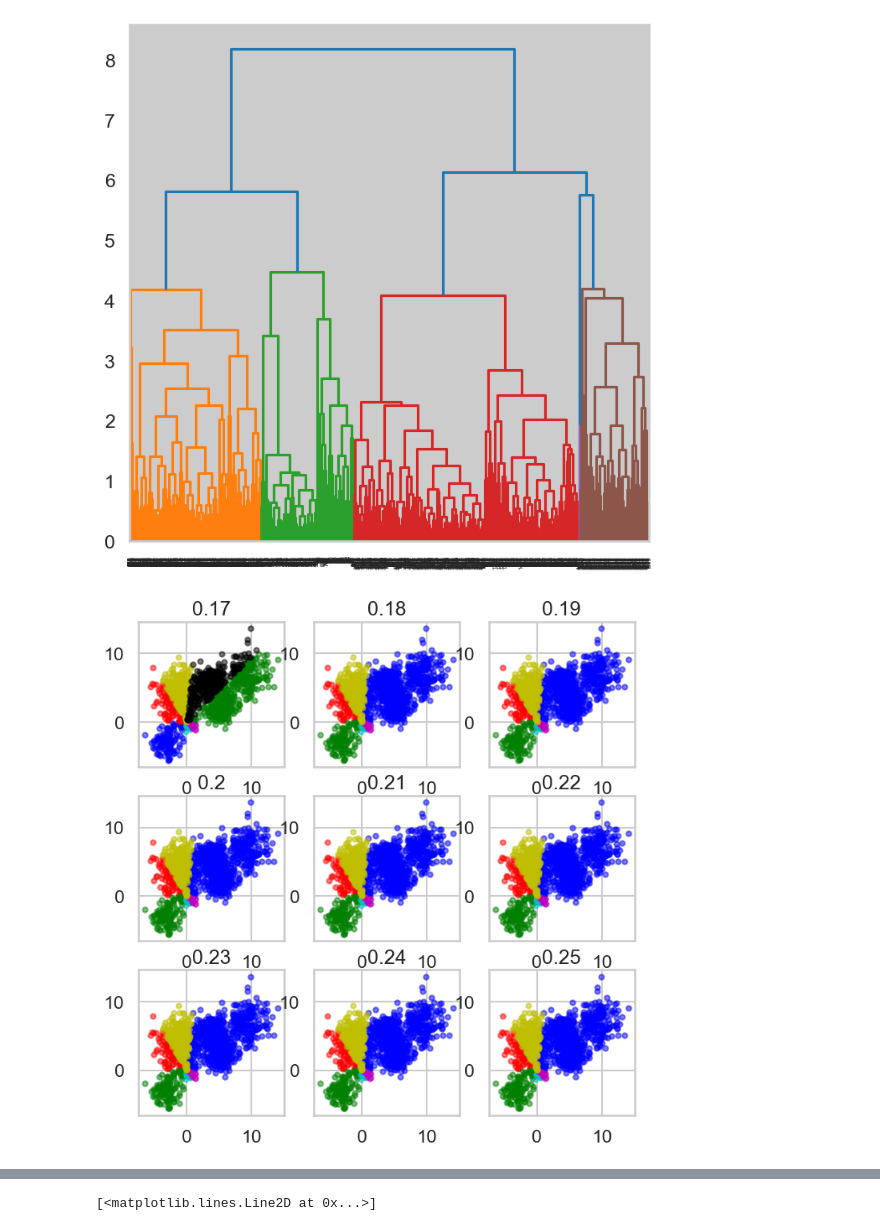
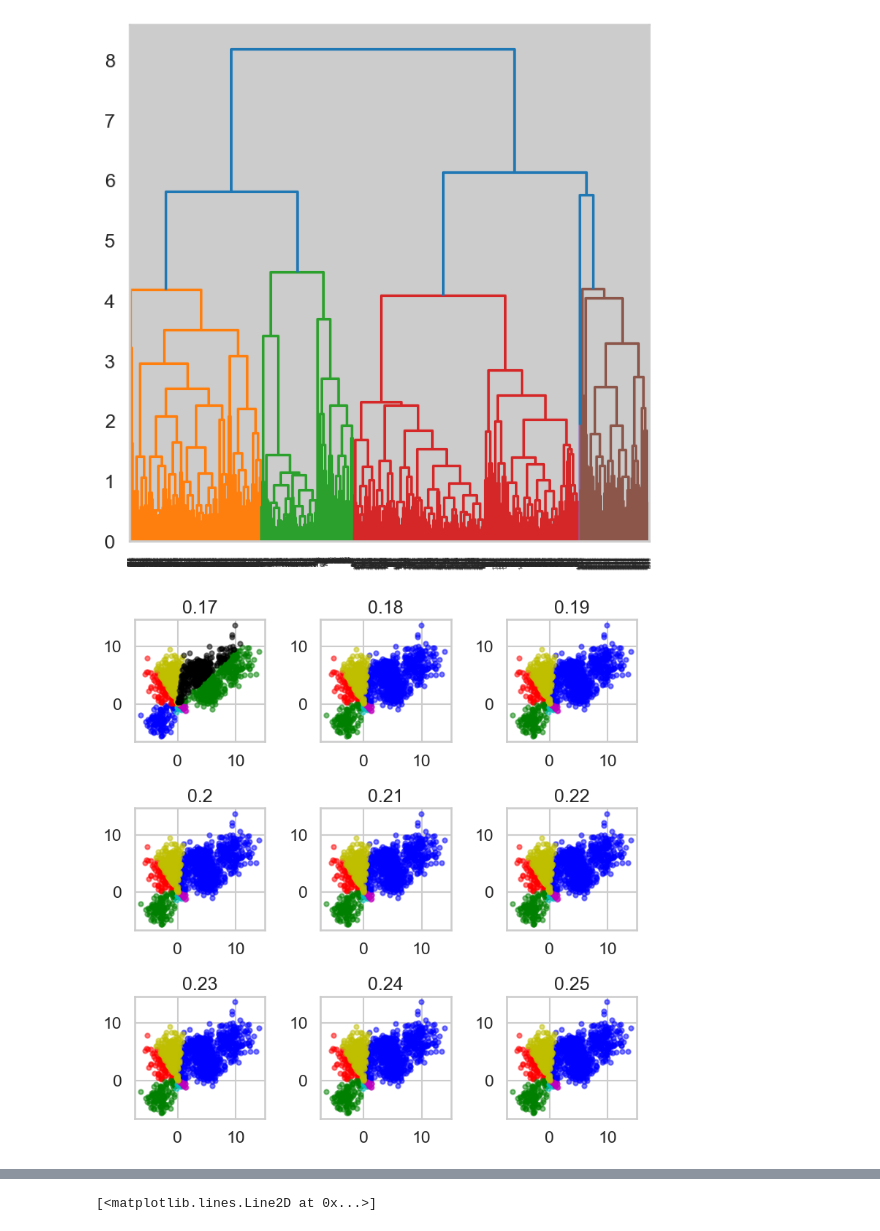
Before and after one commit to AhmedMagdyIbrahim/Machine-Learning, a Jupyter notebook: AhmedMagdyMLproject.ipynb, the cells around one changed output, grey strips where cells are left out. Drawn from its saved outputs; the diff is of its cells as text; code cells hidden in the pictures.

```diff
--- a/AhmedMagdyMLproject.ipynb
+++ b/AhmedMagdyMLproject.ipynb
@@ -118,6 +118,7 @@ for x in range(1,8):
     kmeans = KMeans(n_clusters=x)
     kmeans.fit(Multi_blob_Data)
     plt.subplot(3,3,x)
+    plt.tight_layout()
     display_clusterKM(Multi_blob_Data,kmeans,x)
     x=x+1
 # %% [output]
@@ -166,6 +167,7 @@ for m in range(9):
     #4.2-
     labels = hierarchical_cluster.fit_predict(Multi_blob_Data)
     plt.subplot(3,3,m+1)
+    plt.tight_layout()
     plt.title(label=round(x, 2))
     display_cluster(Multi_blob_Data,hierarchical_cluster,hierarchical_cluster.n_clusters_)
     #print(x)
@@ -180,6 +182,7 @@ for m in range(9):
     #4.2-
     labels = hierarchical_cluster.fit_predict(Multi_blob_Data)
     plt.subplot(3,3,m+1)
+    plt.tight_layout()
     plt.title(label=round(x, 2))
     display_cluster(Multi_blob_Data,hierarchical_cluster,hierarchical_cluster.n_clusters_)
     #print(x)
@@ -211,16 +214,17 @@ plt.show()
 # %%
 x=0.17
 for m in range(9):
     hierarchical_cluster = AgglomerativeClustering(n_clusters=None, distance_threshold=x, affinity='cosine', linkage='average')
     #4.2-
     labels = hierarchical_cluster.fit_predict(Multi_blob_Data)
     plt.subplot(3,3,m+1)
+    plt.tight_layout()
     plt.title(label=round(x, 2))
     display_cluster(Multi_blob_Data,hierarchical_cluster,hierarchical_cluster.n_clusters_)
     #print(x)
     x=x+0.01
 # %% [output]
-[figure, old version]
+[figure, new version]
 # %%
 x=0.26
 for m in range(9):
```
Also changed, not shown: parts of 26 cells of this notebook.
